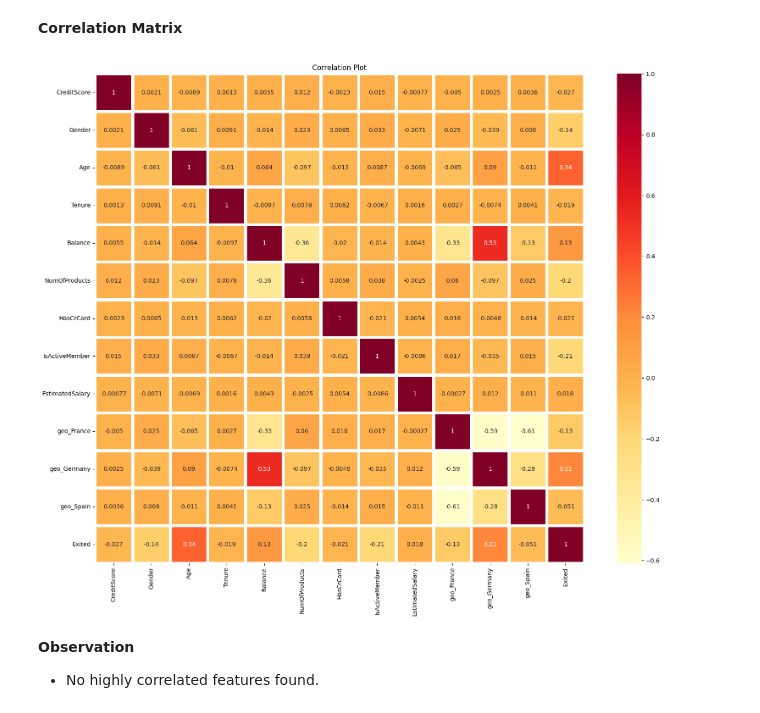
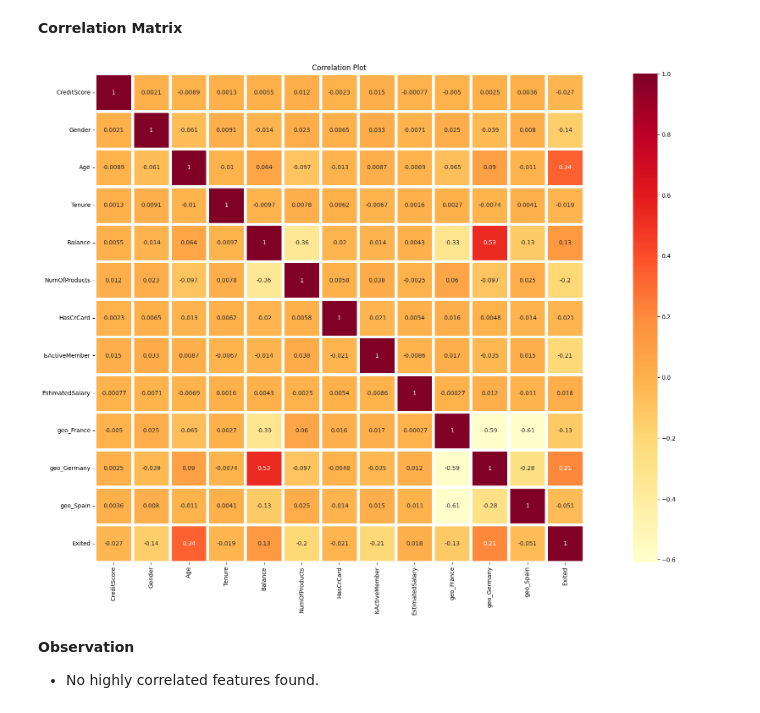
Before and after one commit to ImmaculateOkoruwa/TechWise-Machine-Learning-Project, a Jupyter notebook: Predicting_Bank_Customer_Churn_Rate.ipynb, the cells around one changed output. Saved outputs shown, nothing was run; the diff lists cells and outputs as text; code cells hidden in the pictures.

```diff
--- a/Predicting_Bank_Customer_Churn_Rate.ipynb
+++ b/Predicting_Bank_Customer_Churn_Rate.ipynb
@@ -631,17 +631,17 @@ for col in columns_to_convert:
 # %%
 # Reorder columns to ensure 'Exited' is last
 cols = list(train_df_encoded.columns)
 cols.remove('Exited')
 cols.append('Exited')
 train_df_encoded = train_df_encoded[cols]
 
 
-plt.figure(figsize=(20, 15))
+plt.figure(figsize=(30, 15))
 plt.title("Correlation Plot")
 sns.heatmap(train_df_encoded.corr(), linewidths=5, annot=True, square=True, annot_kws={'size': 10}, cmap='YlOrRd')
 plt.show()
 # %% [output]
-[figure, old version]
+[figure, new version]
 # %% [markdown]
 **Observation**
 
```
Also changed, not shown: parts of 52 cells of this notebook.
